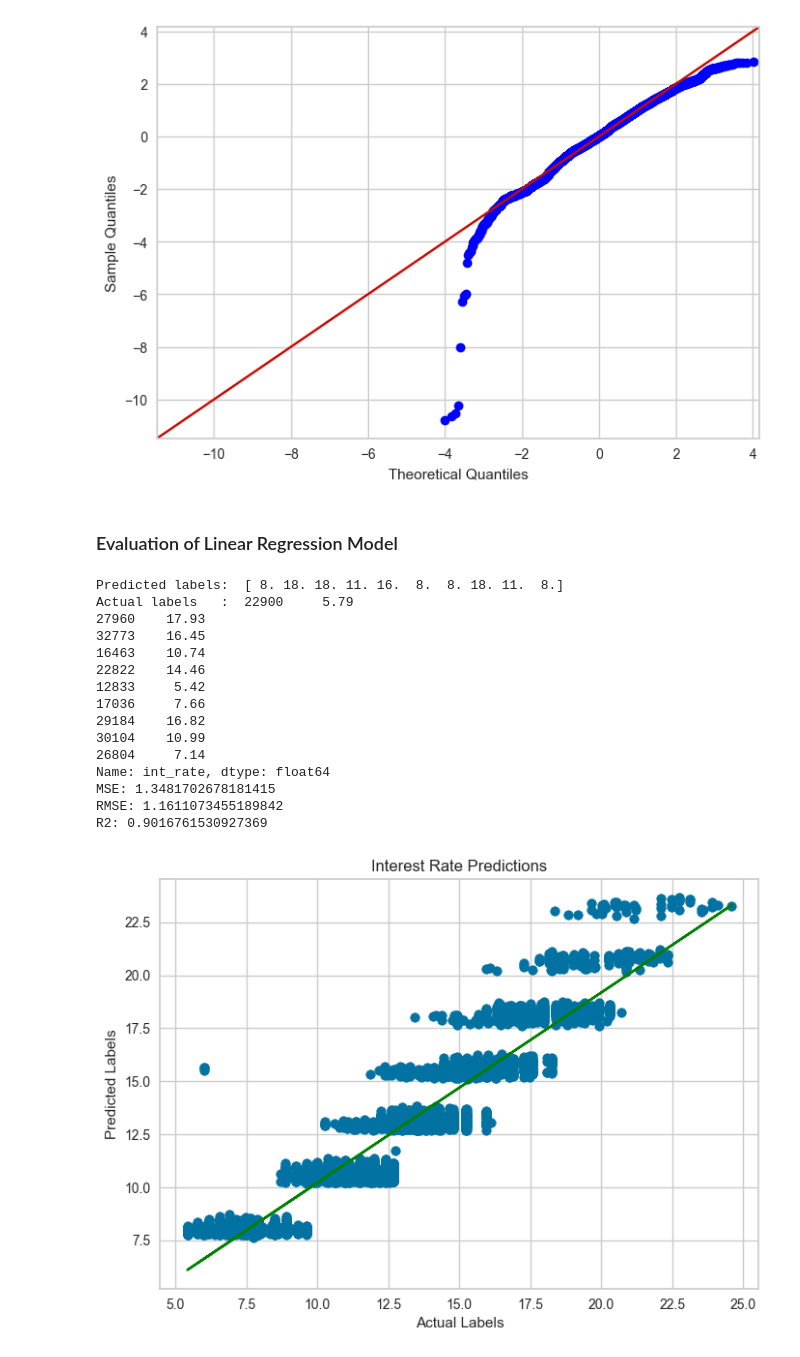
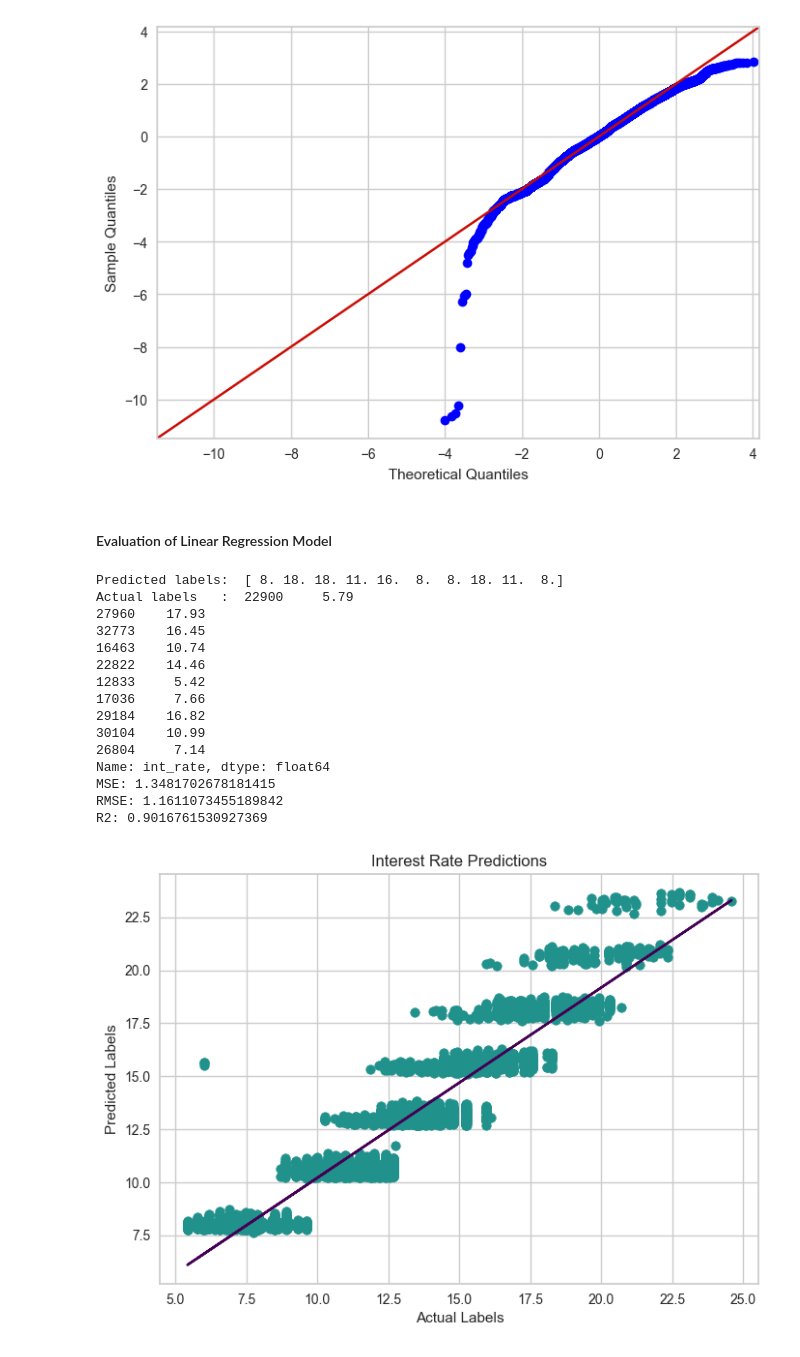
Before and after one commit to Duygubirol/SciKit-Stack-Lending-Club-Dataset, a Jupyter notebook: exercise_ 2_finalisation_ohe.ipynb, the cells around one changed output. Saved outputs shown, nothing was run; the diff lists cells and outputs as text; code cells hidden in the pictures.

```diff
--- a/exercise_ 2_finalisation_ohe.ipynb
+++ b/exercise_ 2_finalisation_ohe.ipynb
@@ -313,7 +317,7 @@ marker is redundantly defined by the 'marker' keyword argument and the fmt strin
 [figure]
 [figure]
 # %% [markdown]
-### Evaluation of Linear Regression Model
+#### Evaluation of Linear Regression Model
 # %%
 predictions = model1.predict(x_test)
 np.set_printoptions(suppress=True)
@@ -327,33 +331,33 @@ print("MSE:", mse)
 rmse = np.sqrt(mse)
 print("RMSE:", rmse)
 
 r2 = r2_score(y_test, predictions)
 print("R2:", r2)
 
-plt.scatter(y_test, predictions)
+plt.scatter(y_test, predictions,color="#21918c")
 plt.xlabel('Actual Labels')
 plt.ylabel('Predicted Labels')
 plt.title('Interest Rate Predictions')
 
 # overlay the regression line
 z = np.polyfit(y_test, predictions, 1)
 p = np.poly1d(z)
-plt.plot(y_test,p(y_test), color='green')
+plt.plot(y_test,p(y_test), color='#440154')
 plt.show()
 # %% [output]
 Predicted labels:  [ 8. 18. 18. 11. 16.  8.  8. 18. 11.  8.]
 Actual labels   :  22900     5.79
 27960    17.93
 32773    16.45
 16463    10.74
 22822    14.46
 12833     5.42
 17036     7.66
 29184    16.82
 30104    10.99
 26804     7.14
 Name: int_rate, dtype: float64
 MSE: 1.3481702678181415
 RMSE: 1.1611073455189842
 R2: 0.9016761530927369
-[figure, old version]
+[figure, new version]
```
Also changed, not shown: parts of 28 cells of this notebook, 1 other file.
